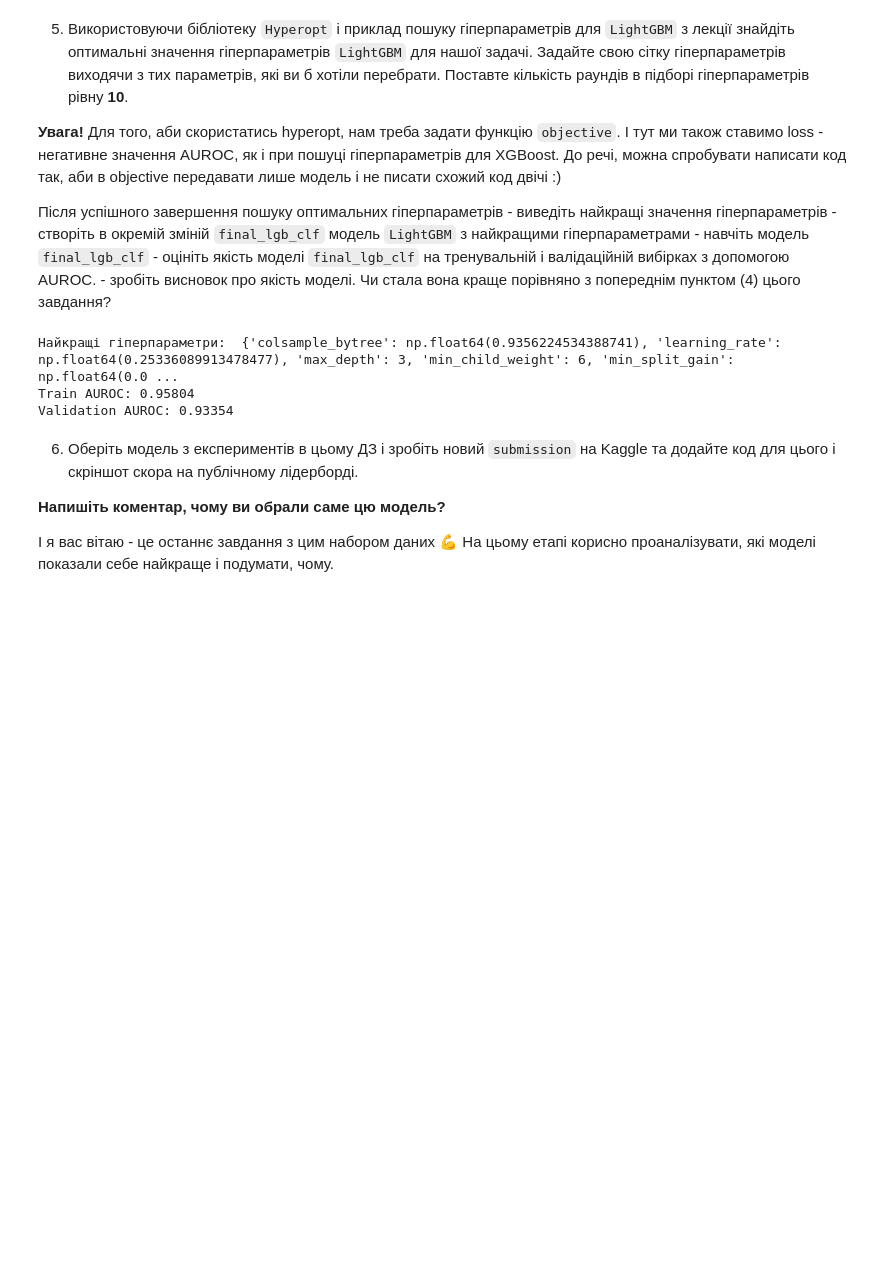
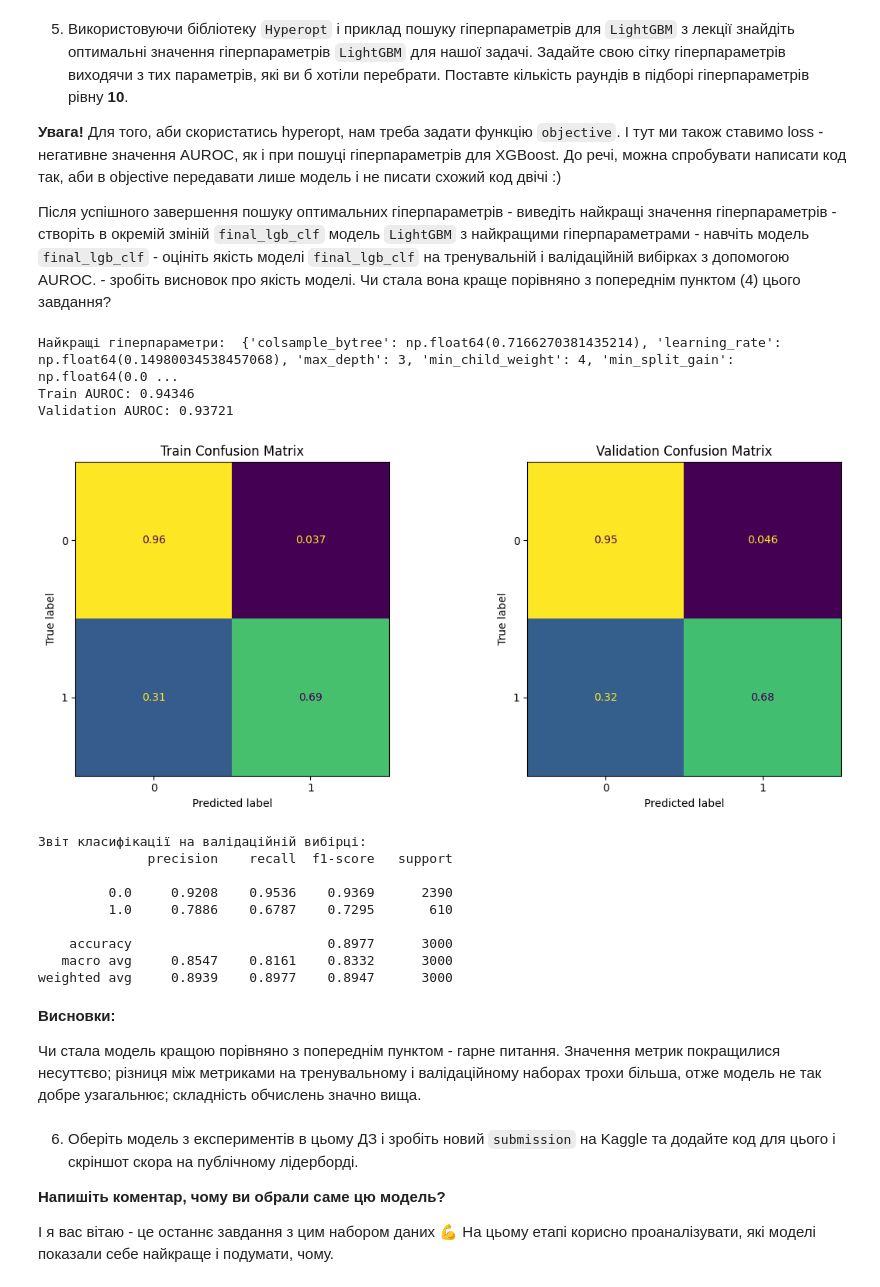
Before and after one commit to Alenushka2013/ML_for_people_tasks, a Jupyter notebook: HW_2_4_Boosting_algorithms.ipynb, the cells around one changed output. Drawn from its saved outputs; the diff is of its cells as text; code cells hidden in the pictures; blank space fills up the shorter version.

```diff
--- a/HW_2_4_Boosting_algorithms.ipynb
+++ b/HW_2_4_Boosting_algorithms.ipynb
@@ -87,2 +80,32 @@ def AUROC_report(model, X_train, X_val, train_targets, val_targets):
+# %%
+def AUROC_report(model, X_train, X_val, train_targets, val_targets):
+  train_proba = model.predict_proba(X_train)[:, 1]
+  val_proba = model.predict_proba(X_val)[:, 1]
+
+  train_predict  = model.predict(X_train)
+  val_predict = model.predict(X_val)
+
+  print('Train AUROC:', round(roc_auc_score(train_targets, train_proba), 5))
+  print('Validation AUROC:', round(roc_auc_score(val_targets, val_proba), 5))
+
+  # Обчислюємо матриці і метрики
+  cm_train = confusion_matrix(train_targets, train_predict, normalize='true')
+  cm_test = confusion_matrix(val_targets, val_predict, normalize='true')
+
+  # Малюємо поруч
+  fig, axes = plt.subplots(1, 2, figsize=(12, 5))
+
+  ConfusionMatrixDisplay(cm_train).plot(ax=axes[0], colorbar=False)
+  axes[0].set_title(f'Train Confusion Matrix')
+
+  ConfusionMatrixDisplay(cm_test).plot(ax=axes[1], colorbar=False)
+  axes[1].set_title(f'Validation Confusion Matrix')
+
+  plt.tight_layout()
+  plt.show()
+
+  # Виведення звіту класифікації для валідаційної вибірки
+  print("Звіт класифікації на валідаційній вибірці:")
+  print(classification_report(val_targets, val_predict, digits=4))
 # %%
 from xgboost import XGBClassifier
@@ -295,39 +355,53 @@ space = {
 
 # Оптимізація
 trials = Trials()
 best = fmin(fn=objective, space=space, algo=tpe.suggest, max_evals=10, trials=trials)
 
 # Перетворення значень гіперпараметрів у кінцеві типи
 best['n_estimators'] = int(best['n_estimators'])
 best['max_depth'] = int(best['max_depth'])
 best['num_leaves'] = int(best['num_leaves'])
 best['min_child_weight'] = int(best['min_child_weight'])
 
 print("Найкращі гіперпараметри: ", best)
 
 # Навчання фінальної моделі з найкращими гіперпараметрами
-final_clf = lgb.LGBMClassifier(
+final_lgb = lgb.LGBMClassifier(
     n_estimators=best['n_estimators'],
     learning_rate=best['learning_rate'],
     max_depth=best['max_depth'],
     num_leaves=best['num_leaves'],
     min_child_weight=best['min_child_weight'],
     subsample=best['subsample'],
     colsample_bytree=best['colsample_bytree'],
     reg_alpha=best['reg_alpha'],
     reg_lambda=best['reg_lambda'],
     min_split_gain=best['min_split_gain'],
     cat_feature=cat_feature_indexes,
     missing=np.nan
 )
 
-final_clf.fit(X_train, train_targets, eval_set=[(X_val, val_targets)])
+final_lgb.fit(X_train, train_targets, eval_set=[(X_val, val_targets)])
 
-AUROC_report(final_clf, X_train, X_val, train_targets, val_targets)
+AUROC_report(final_lgb, X_train, X_val, train_targets, val_targets)
 # %% [output]
-Найкращі гіперпараметри:  {'colsample_bytree': np.float64(0.9356224534388741), 'learning_rate': np.float64(0.25336089913478477), 'max_depth': 3, 'min_child_weight': 6, 'min_split_gain': np.float64(0.0 ...
-Train AUROC: 0.95804
-Validation AUROC: 0.93354
+Найкращі гіперпараметри:  {'colsample_bytree': np.float64(0.7166270381435214), 'learning_rate': np.float64(0.14980034538457068), 'max_depth': 3, 'min_child_weight': 4, 'min_split_gain': np.float64(0.0 ...
+Train AUROC: 0.94346
+Validation AUROC: 0.93721
+[figure, added]
+Звіт класифікації на валідаційній вибірці:
+              precision    recall  f1-score   support
+
+         0.0     0.9208    0.9536    0.9369      2390
+         1.0     0.7886    0.6787    0.7295       610
+
+    accuracy                         0.8977      3000
+   macro avg     0.8547    0.8161    0.8332      3000
+weighted avg     0.8939    0.8977    0.8947      3000
+# %% [markdown]
+**Висновки:**
+
+Чи стала модель кращою порівняно з попереднім пунктом - гарне питання. Значення метрик покращилися несуттєво; різниця між метриками на тренувальному і валідаційному наборах трохи більша, отже модель не так  добре узагальнює; складність обчислень значно вища.
 # %% [markdown]
 6. Оберіть модель з експериментів в цьому ДЗ і зробіть новий `submission` на Kaggle та додайте код для цього і скріншот скора на публічному лідерборді.
 
```
Also changed, not shown: parts of 10 cells of this notebook.
